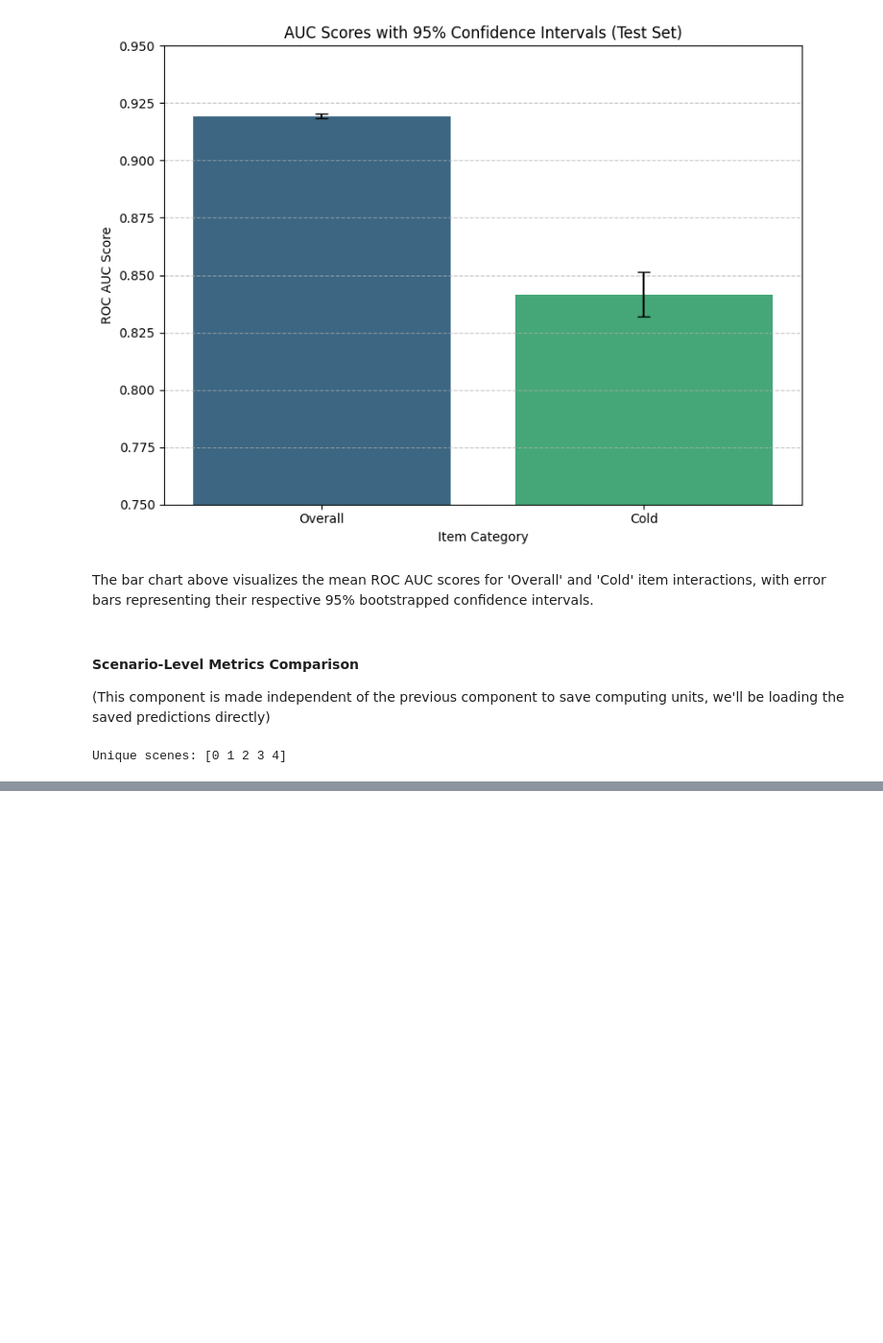
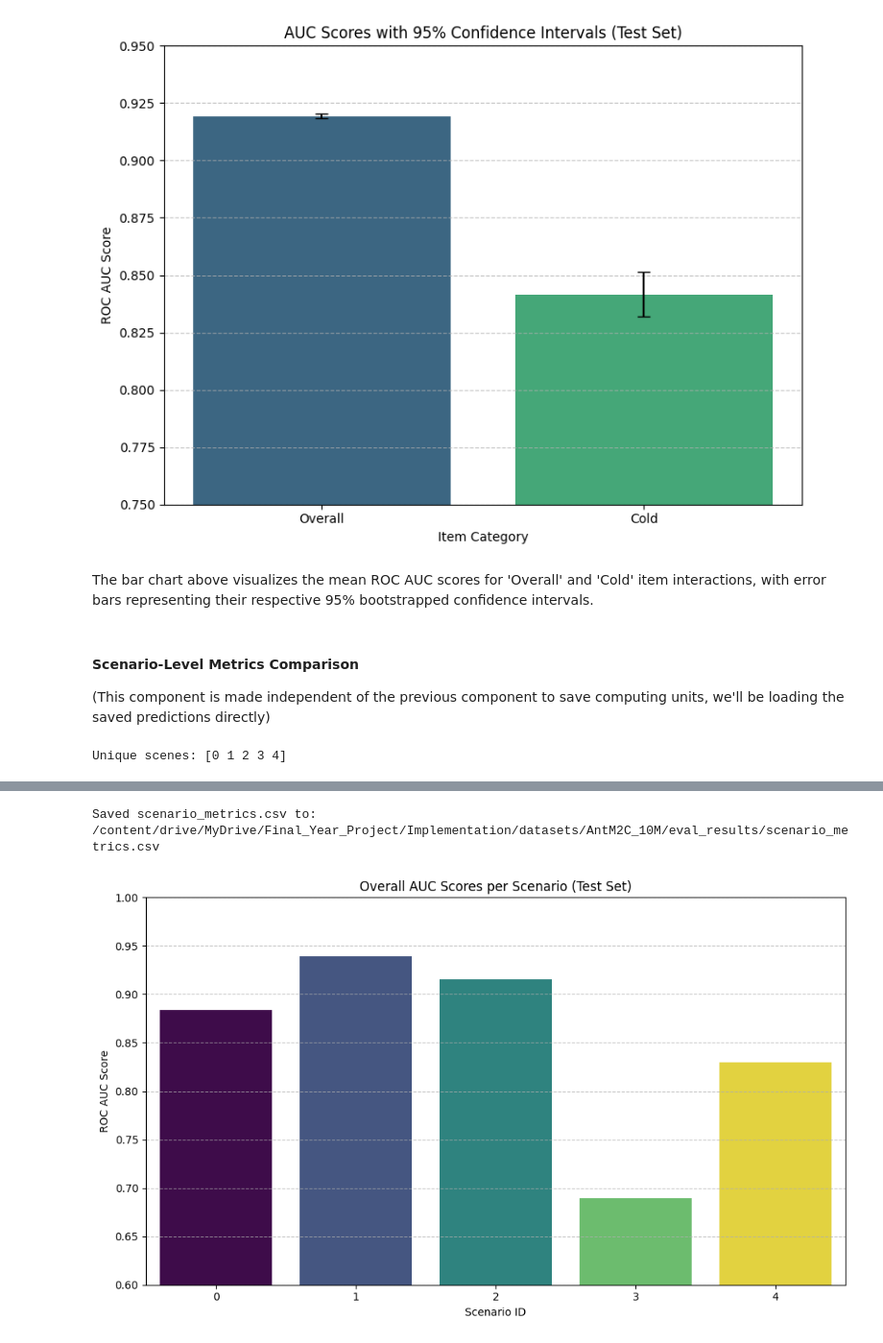
Before and after one commit to sheebaboy33/ColdFusionX, a Jupyter notebook: notebooks/09_evaluation.ipynb, the cells around one changed output, grey strips where cells are left out. Shown at 96% size. Saved outputs shown, nothing was run; the diff lists cells and outputs as text; code cells hidden in the pictures; blank space fills up the shorter version.

Commit message:
evaluation: add scenario-level metrics results with plot and saved to drive

```diff
--- a/notebooks/09_evaluation.ipynb
+++ b/notebooks/09_evaluation.ipynb
@@ -1492,0 +1453,24 @@ except FileNotFoundError:
+# %%
+# Minimum requirements for AUC: at least 1 positive and 1 negative.
+# Use a stronger threshold to avoid unstable scenario subset AUCs.
+MIN_POS = 50
+MIN_NEG = 50
+# %%
+def safe_auc_logloss(y_t, y_p):
+    """Compute AUC and LogLoss with safety checks."""
+    y_t = y_t.astype(np.float32)
+    y_p = np.clip(y_p.astype(np.float32), 1e-7, 1 - 1e-7)
+
+    pos = int((y_t == 1).sum())
+    neg = int((y_t == 0).sum())
+
+    out = {"auc": np.nan, "logloss": np.nan, "pos": pos, "neg": neg}
+    if pos >= MIN_POS and neg >= MIN_NEG:
+        out["auc"] = float(roc_auc_score(y_t, y_p))
+        out["logloss"] = float(log_loss(y_t, y_p))
+    else:
+        # LogLoss is still computable even if AUC is not, but keeping it consistent with AUC rule
+        # If you prefer, you can compute logloss regardless; just remove this else.
+        out["logloss"] = float(log_loss(y_t, y_p)) if (pos > 0 and neg > 0) else np.nan
+
+    return out
@@ -1492,0 +1526,2 @@ except FileNotFoundError:
+# %%
+scenario_df = pd.DataFrame(rows).sort_values("scene").reset_index(drop=True)
@@ -1492,0 +1553,20 @@ except FileNotFoundError:
+# %%
+scenario_csv_path = os.path.join(results_dir, "scenario_metrics.csv")
+scenario_df.to_csv(scenario_csv_path, index=False)
+
+print("Saved scenario_metrics.csv to:", scenario_csv_path)
+# %% [output]
+Saved scenario_metrics.csv to: /content/drive/MyDrive/Final_Year_Project/Implementation/datasets/AntM2C_10M/eval_results/scenario_metrics.csv
+# %%
+# Plotting overall AUC per scenario
+plt.figure(figsize=(10, 6))
+sns.barplot(x='scene', y='AUC_all', data=scenario_df, hue='scene', palette='viridis', legend=False)
+plt.title('Overall AUC Scores per Scenario (Test Set)')
+plt.xlabel('Scenario ID')
+plt.ylabel('ROC AUC Score')
+plt.ylim(0.6, 1.0) # Adjust y-limit to better visualize differences
+plt.grid(axis='y', linestyle='--', alpha=0.7)
+plt.tight_layout()
+plt.show()
+# %% [output]
+[figure, added]
```
Also changed, not shown: parts of 6 cells of this notebook.
